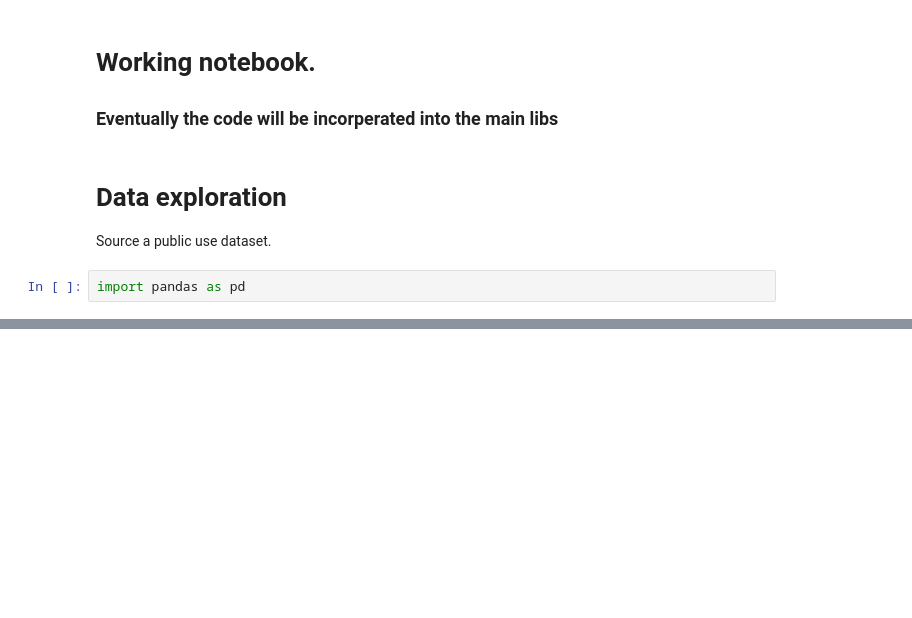
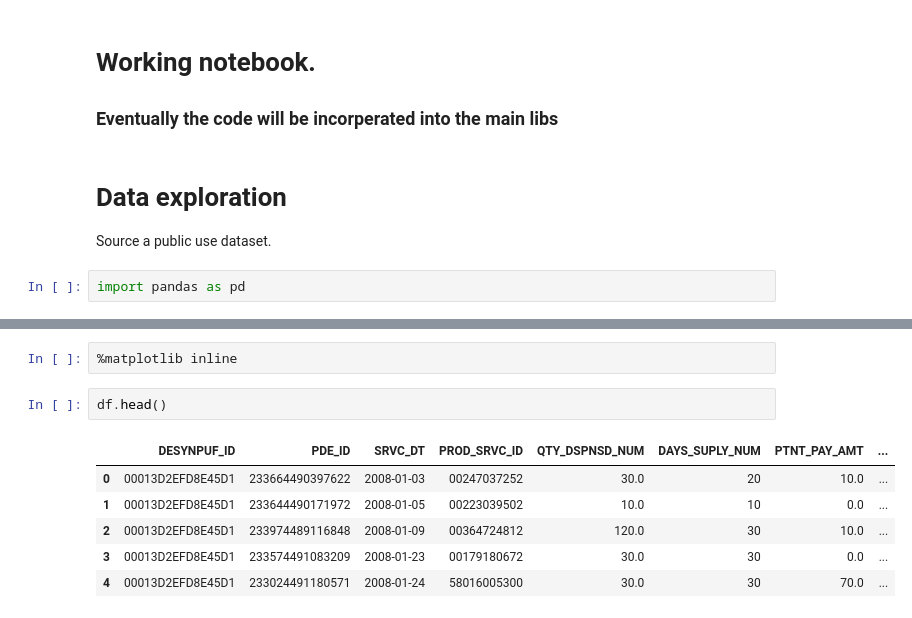
Before and after one commit to phillipjmurphy/infiniteanalytics, a Jupyter notebook: MAIN.ipynb, the cells around one changed output, grey strips where cells are left out. Saved outputs shown, nothing was run; the diff lists cells and outputs as text; blank space fills up the shorter version.

```diff
--- a/MAIN.ipynb
+++ b/MAIN.ipynb
@@ -29,0 +43,11 @@ memory usage: 338.9+ MB
+# %%
+%matplotlib inline
+# %%
+df.head()
+# %% [output]
+|  | DESYNPUF_ID | PDE_ID | SRVC_DT | PROD_SRVC_ID | QTY_DSPNSD_NUM | DAYS_SUPLY_NUM | PTNT_PAY_AMT | ... |
+| 0 | 00013D2EFD8E45D1 | 233664490397622 | 2008-01-03 | 00247037252 | 30.0 | 20 | 10.0 | ... |
+| 1 | 00013D2EFD8E45D1 | 233644490171972 | 2008-01-05 | 00223039502 | 10.0 | 10 | 0.0 | ... |
+| 2 | 00013D2EFD8E45D1 | 233974489116848 | 2008-01-09 | 00364724812 | 120.0 | 30 | 10.0 | ... |
+| 3 | 00013D2EFD8E45D1 | 233574491083209 | 2008-01-23 | 00179180672 | 30.0 | 30 | 0.0 | ... |
+| 4 | 00013D2EFD8E45D1 | 233024491180571 | 2008-01-24 | 58016005300 | 30.0 | 30 | 70.0 | ... |
```
Also changed, not shown: parts of 12 cells of this notebook.
